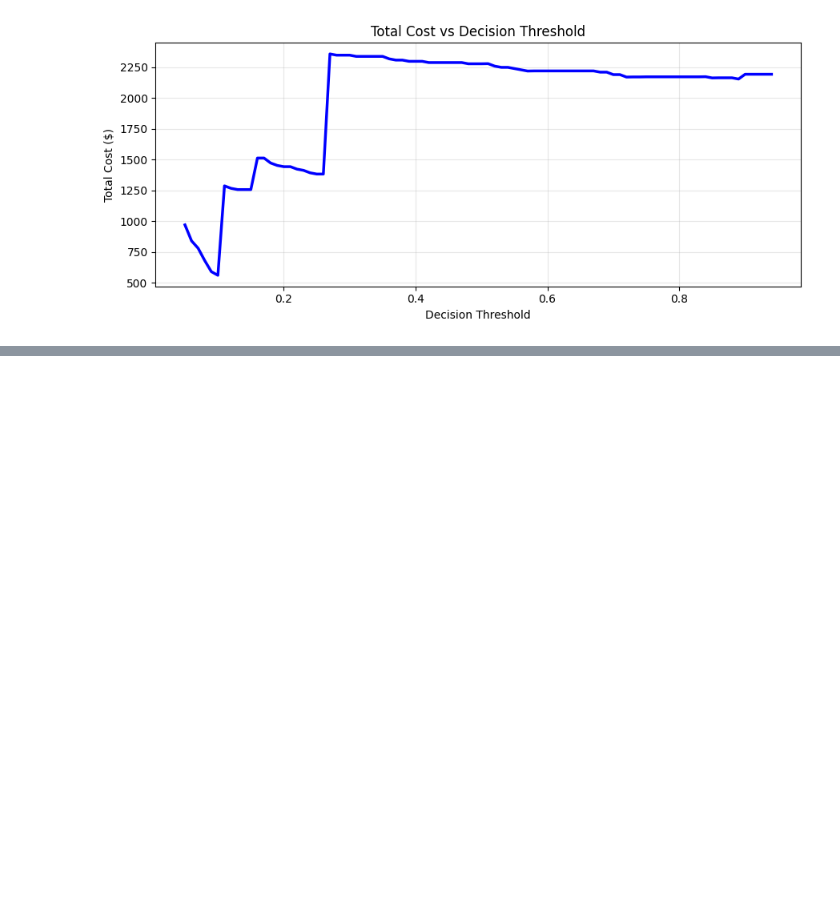
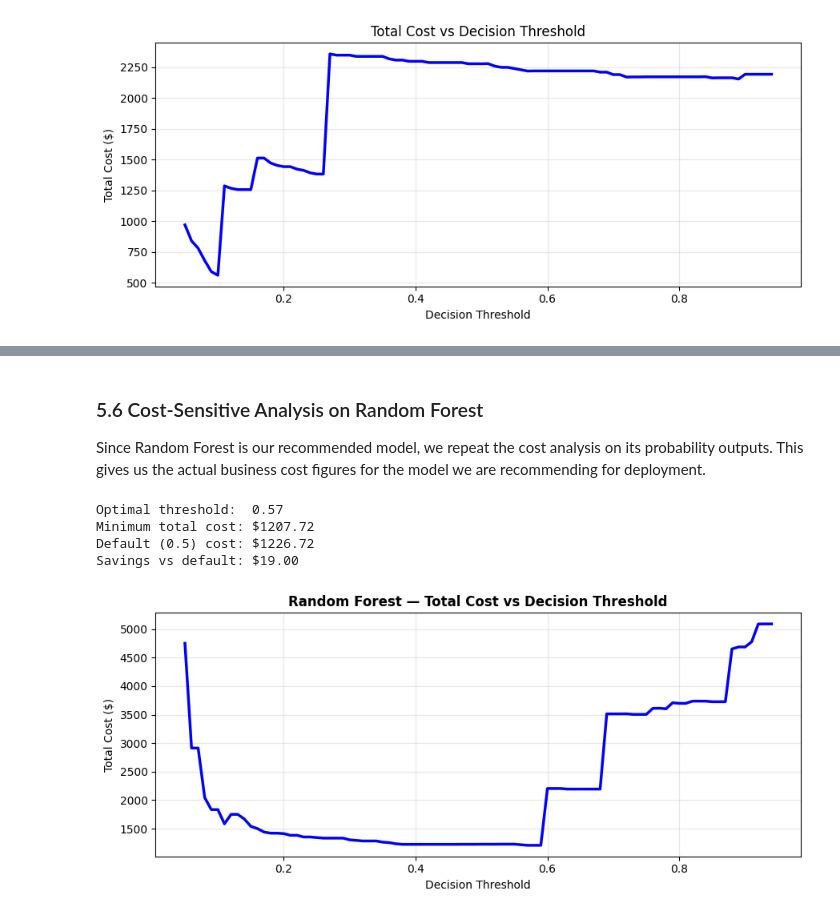
Before and after one commit to ShawarmaOnGit/ML-Assessment, a Jupyter notebook: credit_card_fraud_detection.ipynb, the cells around one changed output, grey strips where cells are left out. Saved outputs shown, nothing was run; the diff lists cells and outputs as text; code cells hidden in the pictures; blank space fills up the shorter version.

```diff
--- a/credit_card_fraud_detection.ipynb
+++ b/credit_card_fraud_detection.ipynb
@@ -681,7 +677,7 @@ for threshold in thresholds:
     missed_fraud_cost = amounts_test[missed_fraud].sum()
     false_alarms = (y_test == 0) & (y_pred_t == 1)
     false_alarm_cost = false_alarms.sum() * 10
-    costs.append({'threshold': round(threshold, 2), 'total_cost': missed_fraud_cost + false_alarm_cost,})
+    costs.append({'threshold': round(threshold, 2), 'total_cost': missed_fraud_cost + false_alarm_cost})
 
 df_costs = pd.DataFrame(costs)
 optimal  = df_costs.loc[df_costs['total_cost'].idxmin()]
@@ -707,3 +703,42 @@ plt.show()
 [figure]
 # %% [markdown]
 We can see that the best threshold is 0.1 since this is where the total cost is lowest. At the default threshold of 0.5, the model is too careful and misses a lot of fraud cases, which raises the total cost to $2,278. When the threshold is lowered to 0.1, the model flags more transactions as fraud, which lowers the total cost to $559. This saves $1,719. This shows the real dollar impact of choosing a better threshold.
+# %% [markdown]
+### 5.6 Cost-Sensitive Analysis on Random Forest
+
+Since Random Forest is our recommended model, we repeat the cost analysis on its probability outputs. This gives us the actual business cost figures for the model we are recommending for deployment.
+# %%
+costs_rf = []
+for threshold in thresholds:
+    y_pred_t = (rf_proba >= threshold).astype(int)
+    missed_fraud      = (y_test == 1) & (y_pred_t == 0)
+    missed_fraud_cost = amounts_test[missed_fraud].sum()
+    false_alarms      = (y_test == 0) & (y_pred_t == 1)
+    false_alarm_cost  = false_alarms.sum() * 10
+    costs_rf.append({'threshold': round(threshold, 2), 'total_cost': missed_fraud_cost + false_alarm_cost})
+
+df_costs_rf = pd.DataFrame(costs_rf)
+optimal_rf  = df_costs_rf.loc[df_costs_rf['total_cost'].idxmin()]
+default_rf  = df_costs_rf[df_costs_rf['threshold'] == 0.50]['total_cost'].values[0]
+
+print(f"Optimal threshold:  {optimal_rf['threshold']}")
+print(f"Minimum total cost: ${optimal_rf['total_cost']:.2f}")
+print(f"Default (0.5) cost: ${default_rf:.2f}")
+print(f"Savings vs default: ${default_rf - optimal_rf['total_cost']:.2f}")
+# %% [output]
+Optimal threshold:  0.57
+Minimum total cost: $1207.72
+Default (0.5) cost: $1226.72
+Savings vs default: $19.00
+# %%
+plt.figure(figsize=(9, 4))
+plt.plot(df_costs_rf['threshold'], df_costs_rf['total_cost'], linewidth=2.5, color='blue')
+plt.xlabel('Decision Threshold')
+plt.ylabel('Total Cost ($)')
+plt.title('Random Forest — Total Cost vs Decision Threshold', fontweight='bold')
+plt.grid(True, alpha=0.3)
+plt.tight_layout()
+# plt.savefig('plots/cost_analysis_rf.png', dpi=150)
+plt.show()
+# %% [output]
+[figure, added]
```
Also changed, not shown: parts of 42 cells of this notebook.
